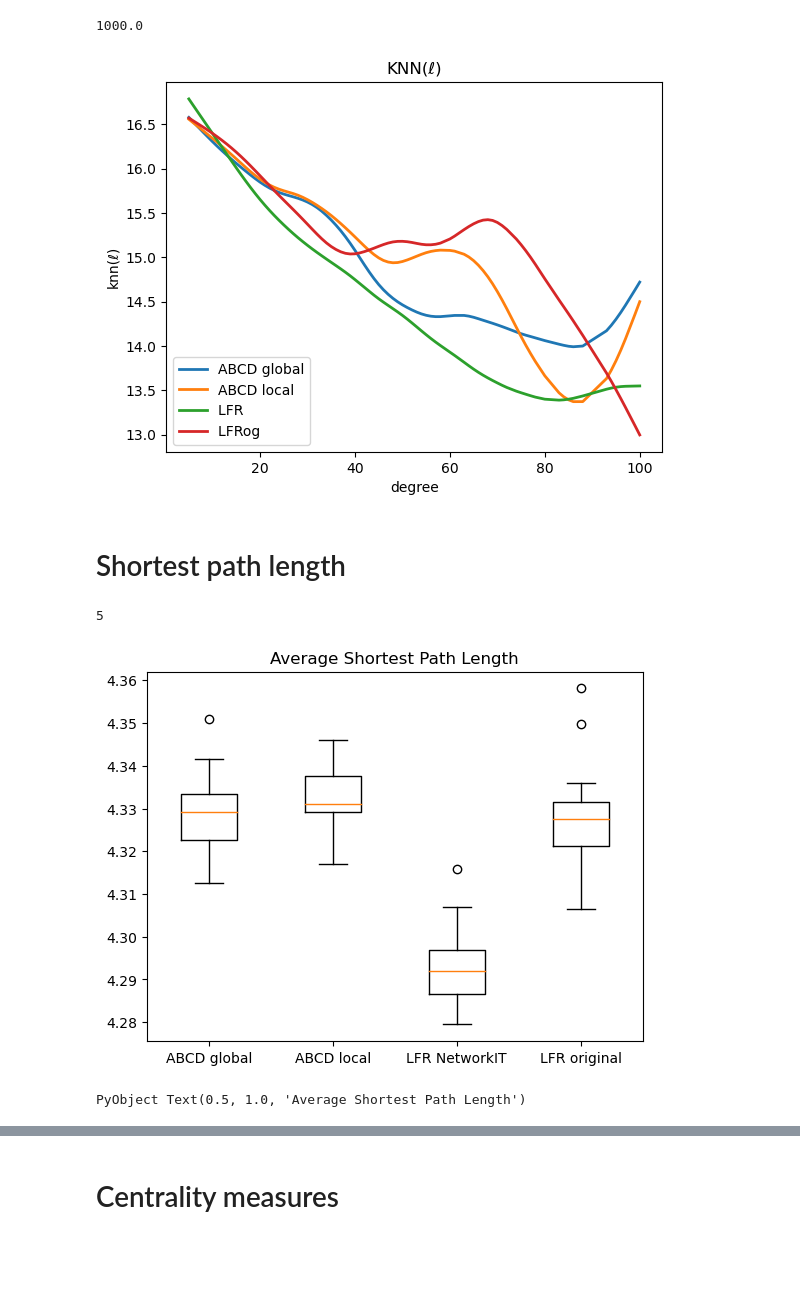
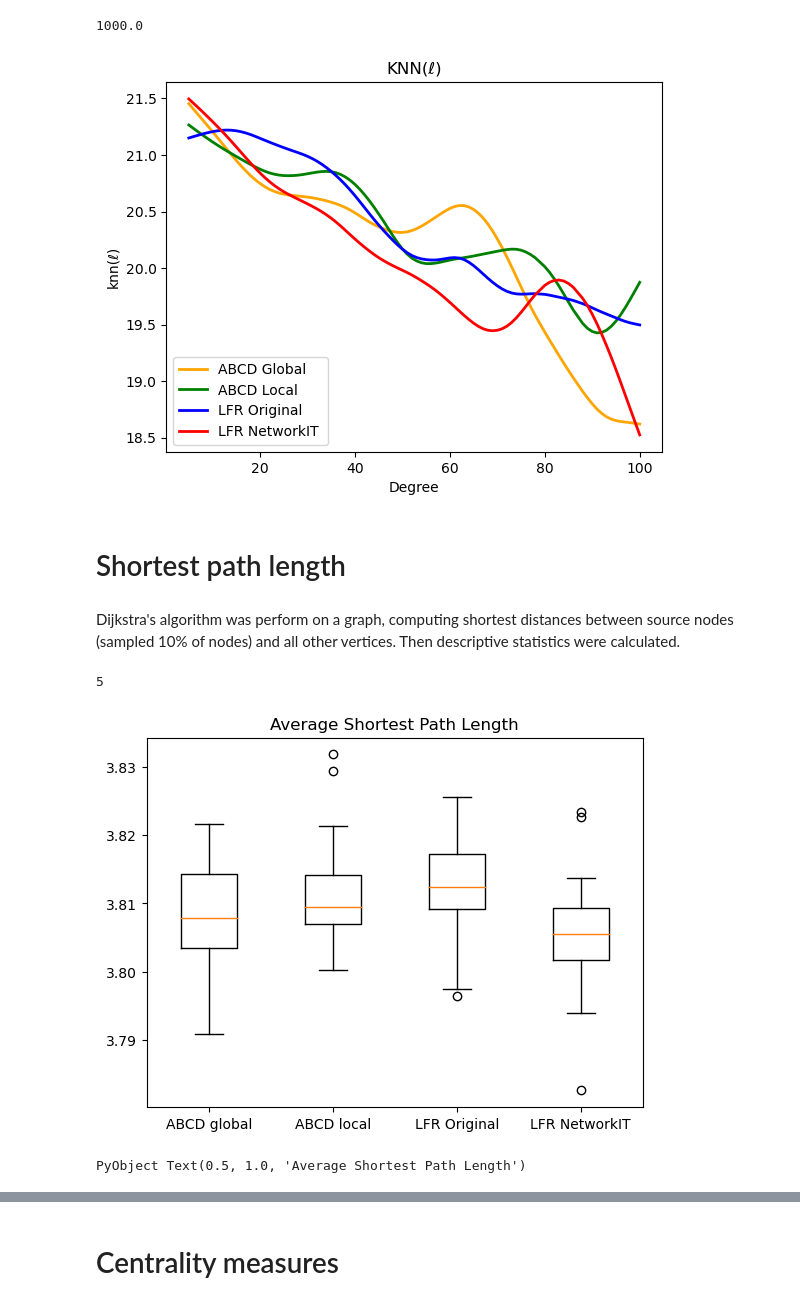
Before and after one commit to bartoszpankratz/ABCDe_Experiments, a Jupyter notebook: ABCD properties test plots.ipynb, the cells around one changed output, grey strips where cells are left out. Drawn from its saved outputs; the diff is of its cells as text; code cells hidden in the pictures; blank space fills up the shorter version.

```diff
--- a/ABCD properties test plots.ipynb
+++ b/ABCD properties test plots.ipynb
@@ -329,9 +429,9 @@ min_deg = 5
 # %%
 fig = figure("KNN plots",figsize = (40,40))
 k = 1
-for (algo, islocal) in [("ABCD", false),("ABCD", true),("LFR", ""),("LFRog", "")]
+for (algo, islocal) in [("ABCD", false),("ABCD", true),("LFRog", ""), ("LFR", "")]
     subplot(parse(Int, "22" * "$k"))
-    (typeof(islocal) == Bool) ? (islocal ? algtype = "local" : algtype = "global") : algtype = ""
+    (typeof(islocal) == Bool) ? (islocal ? algtype = "Local" : algtype = "Global") : algtype = ""
     algo == "LFRog" ? (name = graphdir * "$(algo)_1_$(n)_$(ξ)_$(β)_$(γ)_$(min_deg)_$(islocal).nse"; start = 2) :
     (name = graphdir * "$(algo)_1_$(n)_$(ξ)_$(β)_$(γ)_$(min_deg)_$(islocal).dat"; start = 1)
     g = SimpleGraphFromIterator([Graphs.SimpleEdge(parse.(Int,e[1]),parse.(Int,e[2]))
@@ -344,12 +444,12 @@ for (algo, islocal) in [("ABCD", false),("ABCD", true),("LFR", ""),("LFRog", "")
     spl = fit(SmoothingSpline, Float64.(x), y, λ)
     y_pred = predict(spl)
     plot(x, y_pred, "blue", linewidth=2.5)
-    xlabel("degree")
+    xlabel("Degree")
     ylabel("knn(ℓ)")
     PyPlot.title("KNN(ℓ) $algo $algtype")
     k +=1
 end
 
 #saving to a file:
-#savefig("fig9.eps")
+#savefig("KNN_4_plots.eps")
 # %% [output]
@@ -367,29 +467,33 @@ min_deg = 5
 # %% [output]
 1000.0
 # %%
-for (algo, islocal) in [("ABCD", false),("ABCD", true),("LFR", ""),("LFRog", "")]
-    (typeof(islocal) == Bool) ? (islocal ? algtype = "local" : algtype = "global") : algtype = ""
+for (algo, islocal, color) in [("ABCD", false, "orange"),("ABCD", true, "green"),
+        ("LFRog", "", "blue"), ("LFR", "", "red")]
+    (typeof(islocal) == Bool) ? (islocal ? algtype = "Local" : algtype = "Global") : algtype = ""
     algo == "LFRog" ? (name = graphdir * "$(algo)_1_$(n)_$(ξ)_$(β)_$(γ)_$(min_deg)_$(islocal).nse"; start = 2) :
     (name = graphdir * "$(algo)_1_$(n)_$(ξ)_$(β)_$(γ)_$(min_deg)_$(islocal).dat"; start = 1)
     g = SimpleGraphFromIterator([Graphs.SimpleEdge(parse.(Int,e[1]),parse.(Int,e[2]))
                     for e in split.(readlines(name))[start:end]])
     x = sort(unique(degree(g)))
     y = degree_correlation(g)
     spl = fit(SmoothingSpline, Float64.(x), y, λ)
     y_pred = predict(spl)
-    plot(x, y_pred, linewidth=2, label = "$algo $algtype")
+    algo == "LFRog" ? algo = "LFR Original" : (algo == "LFR" && (algo = "LFR NetworkIT"))
+    plot(x, y_pred, linewidth=2, label = "$algo $algtype", c = color)
     legend(loc="lower left")
-    xlabel("degree")
+    xlabel("Degree")
     ylabel("knn(ℓ)")
     PyPlot.title("KNN(ℓ)")
 end
 
 #saving to a file:
-#savefig("fig10.eps")
+#savefig("KNN_plot.eps")
 # %% [output]
-[figure, old version]
+[figure, new version]
 # %% [markdown]
 # Shortest path length
+# %% [markdown]
+Dijkstra's algorithm was perform on a graph, computing shortest distances between source nodes (sampled 10% of nodes) and all other vertices. Then descriptive statistics were calculated.
 # %%
 #Parameters:
 
@@ -404,15 +508,15 @@ attr = :avg
 
 data = [get_plot_data("ABCD", "false", attr, fname = "paths", colnames = colnames2),
     get_plot_data("ABCD", "true", attr, fname = "paths", colnames = colnames2),
-            get_plot_data("LFR", "", attr,  fname = "paths", colnames = colnames2),
-    get_plot_data("LFRog", "", attr,  fname = "paths", colnames = colnames2)]
+    get_plot_data("LFRog", "", attr,  fname = "paths", colnames = colnames2),
+            get_plot_data("LFR", "", attr,  fname = "paths", colnames = colnames2)]
 minlen = minimum(length.(data))
 boxplot(hcat([data[i][1:minlen] for i = 1:length(data)]...))
-xticks([1,2,3,4],["ABCD global", "ABCD local", "LFR NetworkIT", "LFR original"])
+xticks([1,2,3,4],["ABCD global", "ABCD local",  "LFR Original", "LFR NetworkIT"])
 title("Average Shortest Path Length")
 
 #saving to a file:
-#savefig("fig11.eps")
+#savefig("shortest_path_boxplot.eps")
 # %% [output]
-[figure, old version]
+[figure, new version]
 PyObject Text(0.5, 1.0, 'Average Shortest Path Length')
```
Also changed, not shown: parts of 53 cells of this notebook, 2 other files.
